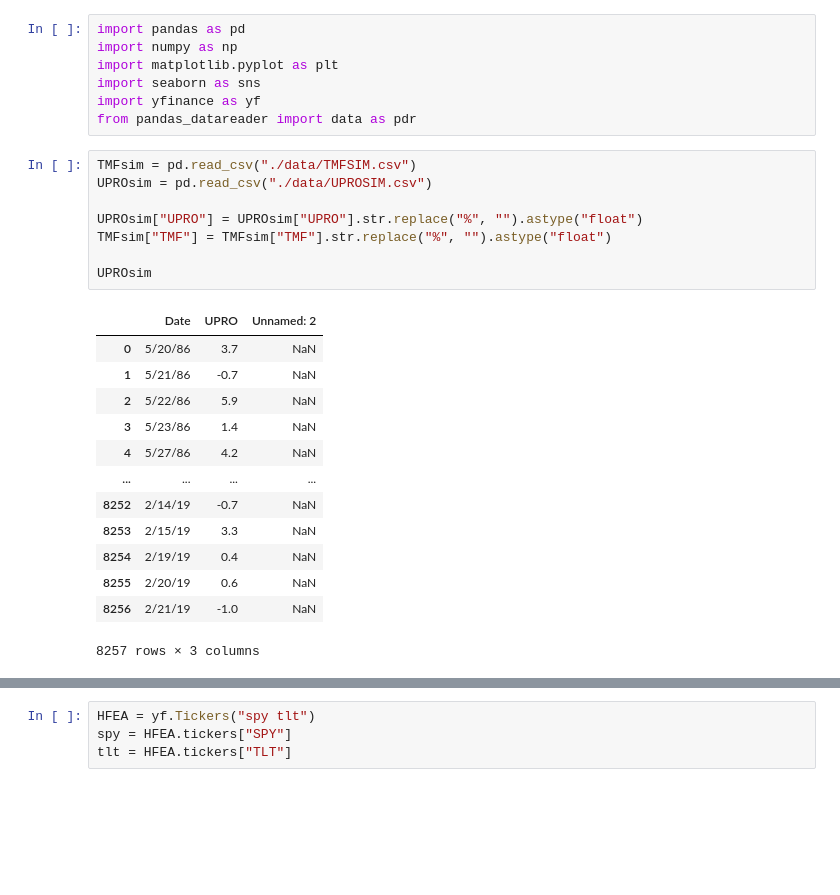
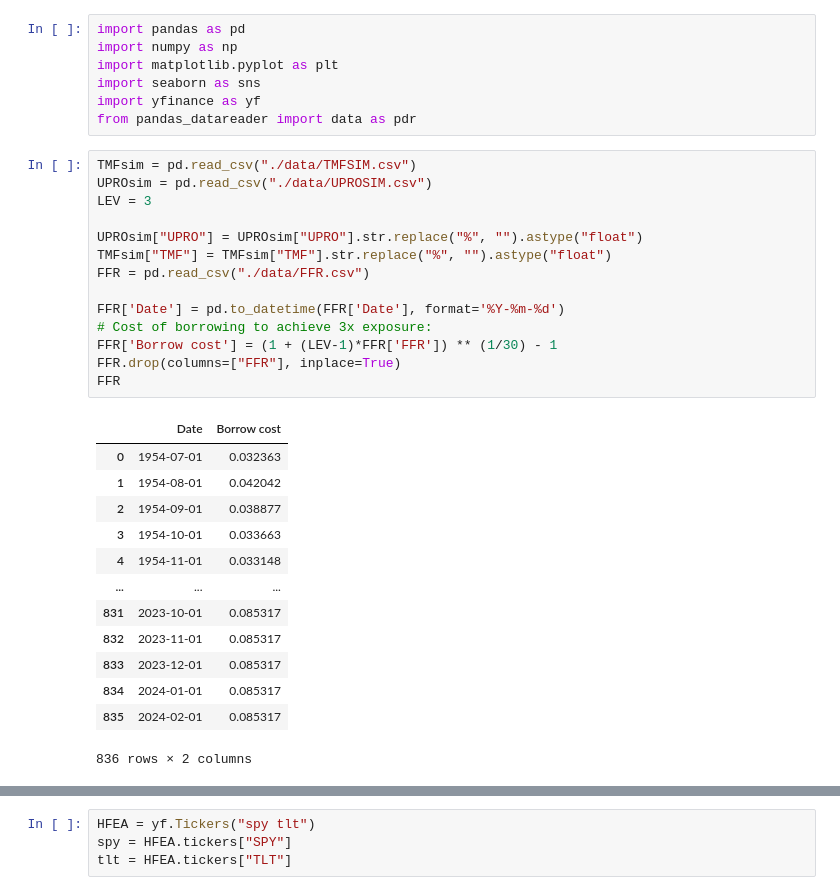
Before and after one commit to oTaira/BTBJ, a Jupyter notebook: BTBJ.ipynb, the cells around one changed output, grey strips where cells are left out. Drawn from its saved outputs; the diff is of its cells as text; blank space fills up the shorter version.

```diff
--- a/BTBJ.ipynb
+++ b/BTBJ.ipynb
@@ -8,24 +8,30 @@ from pandas_datareader import data as pdr
 # %%
 TMFsim = pd.read_csv("./data/TMFSIM.csv")
 UPROsim = pd.read_csv("./data/UPROSIM.csv")
+LEV = 3
 
 UPROsim["UPRO"] = UPROsim["UPRO"].str.replace("%", "").astype("float")
 TMFsim["TMF"] = TMFsim["TMF"].str.replace("%", "").astype("float")
+FFR = pd.read_csv("./data/FFR.csv")
 
-UPROsim
+FFR['Date'] = pd.to_datetime(FFR['Date'], format='%Y-%m-%d')
+# Cost of borrowing to achieve 3x exposure:
+FFR['Borrow cost'] = (1 + (LEV-1)*FFR['FFR']) ** (1/30) - 1
+FFR.drop(columns=["FFR"], inplace=True)
+FFR
 # %% [output]
-|  | Date | UPRO | Unnamed: 2 |
-| 0 | 5/20/86 | 3.7 | NaN |
-| 1 | 5/21/86 | -0.7 | NaN |
-| 2 | 5/22/86 | 5.9 | NaN |
-| 3 | 5/23/86 | 1.4 | NaN |
-| 4 | 5/27/86 | 4.2 | NaN |
-| ... | ... | ... | ... |
-| 8252 | 2/14/19 | -0.7 | NaN |
-| 8253 | 2/15/19 | 3.3 | NaN |
-| 8254 | 2/19/19 | 0.4 | NaN |
-| 8255 | 2/20/19 | 0.6 | NaN |
-| 8256 | 2/21/19 | -1.0 | NaN |
+|  | Date | Borrow cost |
+| 0 | 1954-07-01 | 0.032363 |
+| 1 | 1954-08-01 | 0.042042 |
+| 2 | 1954-09-01 | 0.038877 |
+| 3 | 1954-10-01 | 0.033663 |
+| 4 | 1954-11-01 | 0.033148 |
+| ... | ... | ... |
+| 831 | 2023-10-01 | 0.085317 |
+| 832 | 2023-11-01 | 0.085317 |
+| 833 | 2023-12-01 | 0.085317 |
+| 834 | 2024-01-01 | 0.085317 |
+| 835 | 2024-02-01 | 0.085317 |
-8257 rows × 3 columns
+836 rows × 2 columns
 # %%
 TMFsim['Date'] = pd.to_datetime(TMFsim['Date'], format='%m/%d/%y')
```
Also changed, not shown: parts of 9 cells of this notebook, 1 other file.
